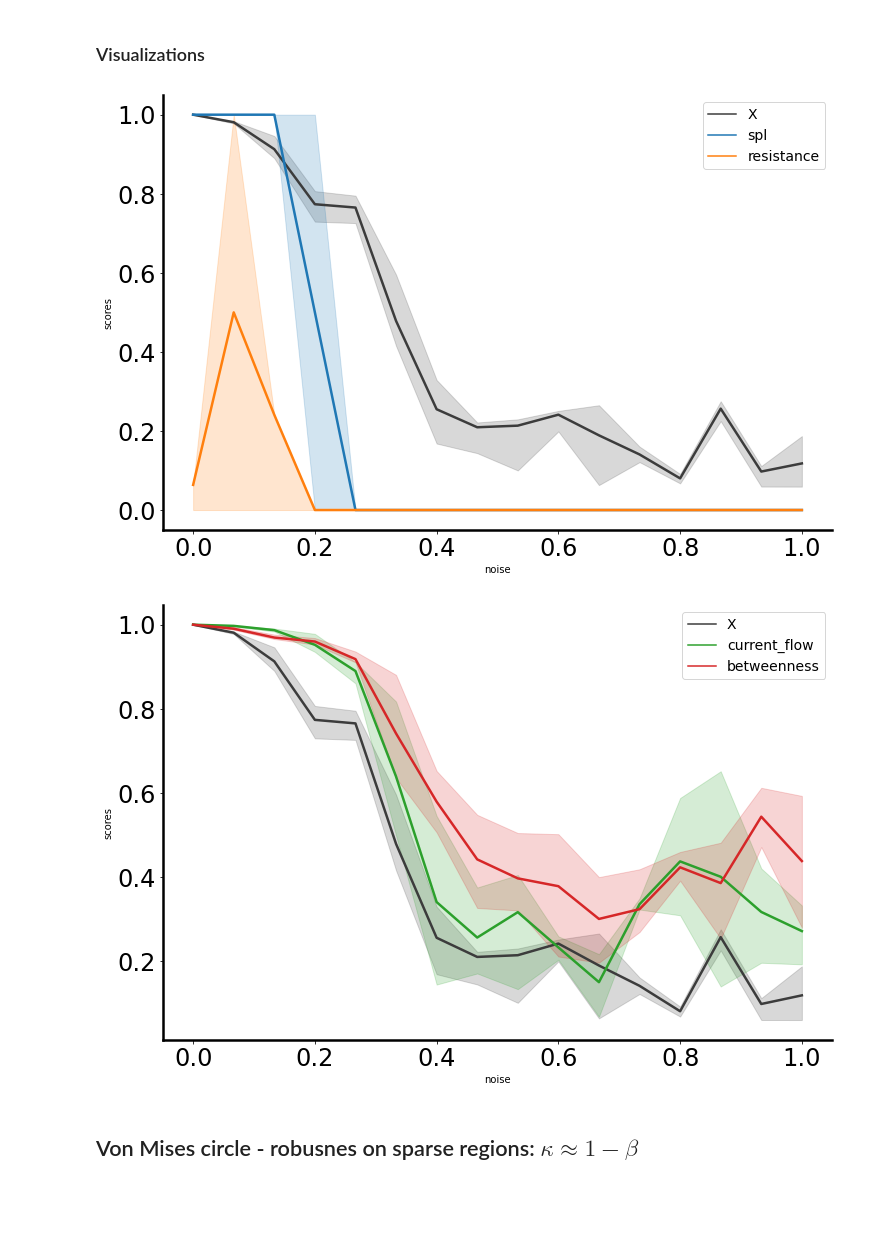
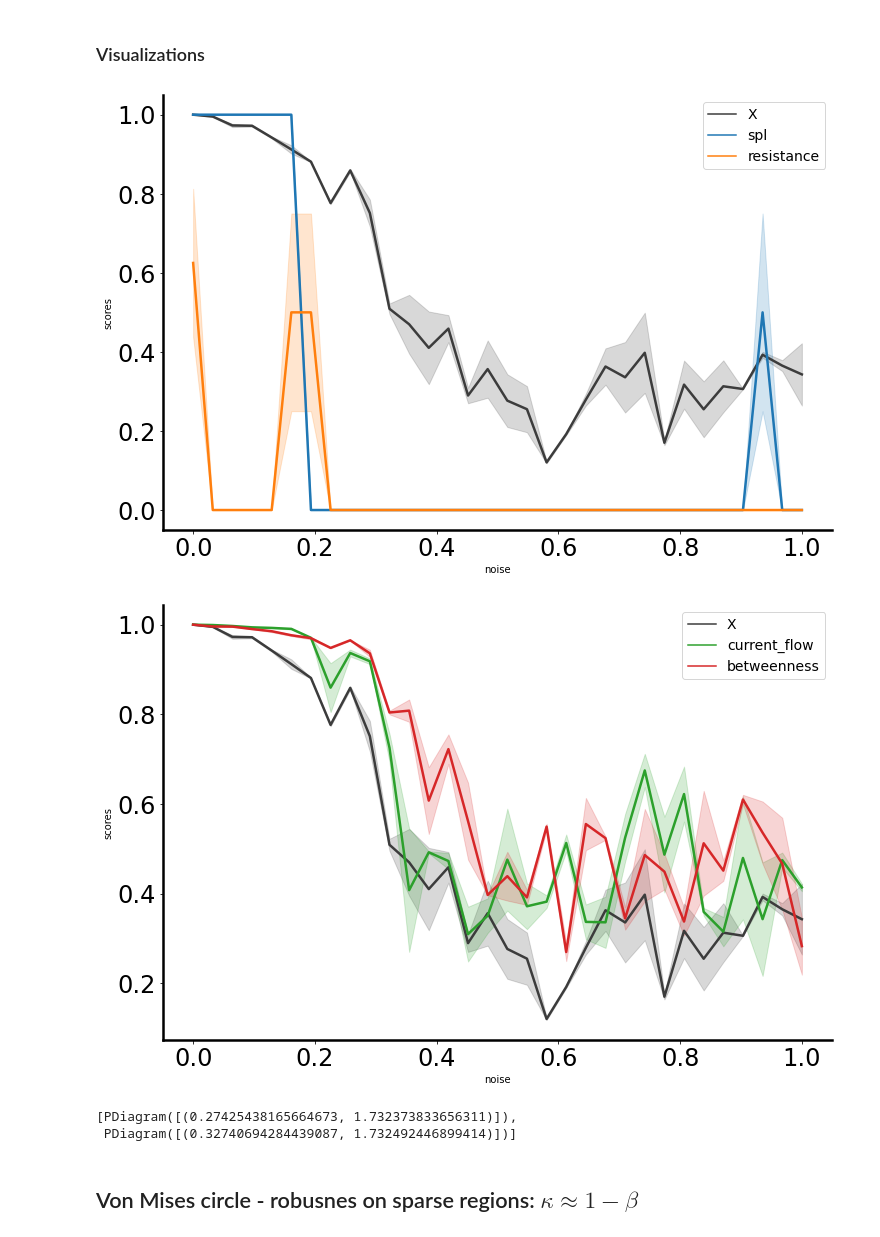
Before and after one commit to ClusterDuck123/ringity, a Jupyter notebook: doc/notebooks/paper_figures/exploring_different_metric_structures.ipynb, the cells around one changed output. Saved outputs shown, nothing was run; the diff lists cells and outputs as text; code cells hidden in the pictures; blank space fills up the shorter version.

Commit message:
fixed plotting issue and started with import warnings

```diff
--- a/doc/notebooks/paper_figures/exploring_different_metric_structures.ipynb
+++ b/doc/notebooks/paper_figures/exploring_different_metric_structures.ipynb
@@ -51,7 +68,11 @@ def update_data_dict(data_dict,
 # Network parameters
 N = 2**7
 er_fc_th = 10
-var_name = 'noise'
+shape_param = 'noise'
+nb_shape_vals = 2**5
+min_shape_val = 0
+max_shape_val = 1
 
 network_generator = rgeom.circle
 network_params = {'N' : N, 'er_fc_th' : er_fc_th}
+fname_data = Path(f'../../../data/pdgms_circles_N{N}_ERFC{er_fc_th}.json')
@@ -62,20 +95,22 @@ data_dict = json_to_dictofdictoflist(fname_data, new = True)
 ### Calculations
 # %%
 # Calculation parameters
-nb_varpts = 2**4
-nb_samples = 2**2
-
-varpts = np.linspace(0, 1, nb_varpts).round(6)
-samples = range(nb_samples)
+nb_samples = 2**0
+new_calculation = True
 # %%
-total = nb_samples * nb_varpts
-pbar = tqdm(product(varpts, samples), total = total)
+samples = range(nb_samples)
+shapes = np.linspace(min_shape_val, max_shape_val, nb_shape_vals).round(6)
 
-for varpt, _ in pbar:
+total = nb_samples * nb_shape_vals
+pbar = tqdm(product(shapes, samples), total = total)
+
+data_dict = json_to_dictofdictoflist(fname_data, new = new_calculation, lambda_key2 = float)
+for shape_val, _ in pbar:
     update_data_dict(data_dict = data_dict,
                      network_generator = network_generator,
                      network_params = network_params,
-                     var_param = {var_name : varpt},
+                     shape_val = shape_val,
+                     shape_param = shape_param,
                      point_cloud = True)
 # %%
 data_to_json(fname_data, data_dict)
@@ -95,31 +119,33 @@ data_df = pd.concat(to_concatinate, ignore_index = True)
+# %%
+data_dict = json_to_dictofdictoflist(fname_data, lambda_key2 = float)
+scores_df = (data_dict_to_scores_df(data_dict).
+                rename({'shape' : shape_param}, axis = 1))
 # %%
 fig, ax = plt.subplots(figsize = (12,8))
 
-plot_data = data_df[data_df.metric.isin({'X', 'spl', 'resistance'})]
-# plot_data = data_df
+plot_data = scores_df[scores_df.metric.isin({'X', 'spl', 'resistance'})]
 
 ax = sns.lineplot(data = plot_data,
                   x = 'noise',
                   y = 'scores',
                   hue = 'metric',
                   linewidth = 2.5,
                   errorbar = ('pi', 50),
                   palette = [COLOR_X] + PALETTE[0:2],
                   ax = ax)
 
 rng.plotting.styling.ax_setup(ax)
 
 leg = ax.legend(fontsize = 14)
 
 # fig.savefig('plots/direct_metrics_noisy_circle.png')
 # fig.savefig('plots/direct_metrics_noisy_circle.pdf')
 # %% [output]
-[figure, old version]
+[figure, new version]
 # %%
 fig, ax = plt.subplots(figsize = (12,8))
 
-plot_data = data_df[data_df.metric.isin({'X', 'current_flow', 'betweenness'})]
-# plot_data = data_df
+plot_data = scores_df[scores_df.metric.isin({'X', 'current_flow', 'betweenness'})]
 
 ax = sns.lineplot(data = plot_data,
                   x = 'noise',
@@ -137,7 +163,12 @@ leg = ax.legend(fontsize = 14)
 # fig.savefig('plots/centrality_metrics_noisy_circle.png')
 # fig.savefig('plots/centrality_metrics_noisy_circle.pdf')
 # %% [output]
-[figure, old version]
+[figure, new version]
+# %%
+data_dict['X'][0]
+# %% [output]
+[PDiagram([(0.27425438165664673, 1.732373833656311)]),
+ PDiagram([(0.32740694284439087, 1.732492446899414)])]
 # %% [markdown]
 ## Von Mises circle - robusnes on sparse regions: $\kappa \approx 1-\beta$
 # %% [markdown]
```
Also changed, not shown: parts of 8 cells of this notebook, 4 other files.
